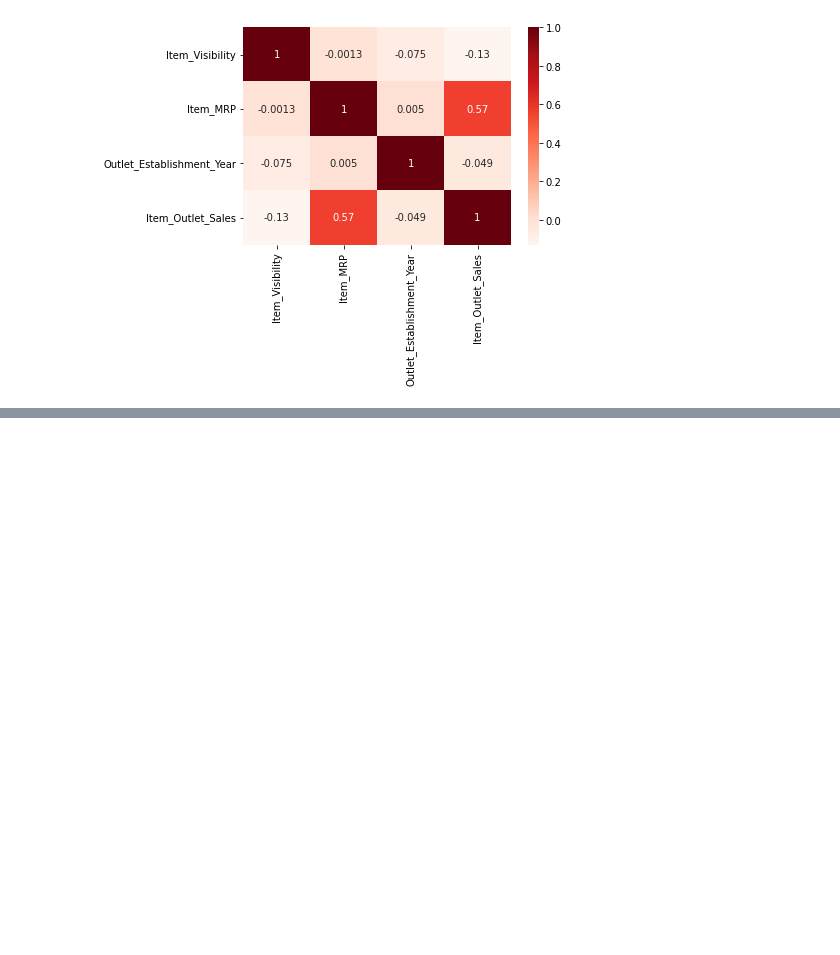
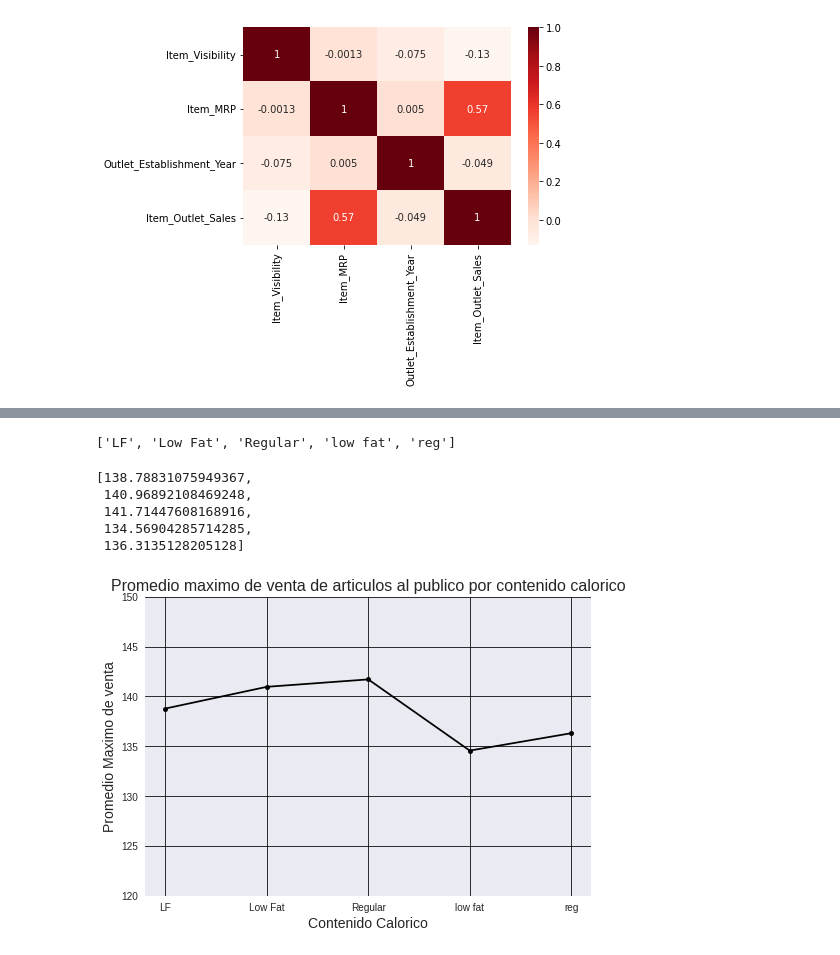
Before and after one commit to SamuelCdna/-predicciones-de-ventas-alimenticias-, a Jupyter notebook: predicciones_de_ventas_alimenticias.ipynb, the cells around one changed output, grey strips where cells are left out. Saved outputs shown, nothing was run; the diff lists cells and outputs as text; code cells hidden in the pictures; blank space fills up the shorter version.

```diff
--- a/predicciones_de_ventas_alimenticias.ipynb
+++ b/predicciones_de_ventas_alimenticias.ipynb
@@ -215,0 +230,3 @@ sns.heatmap(corr, cmap = 'Reds', annot = True);
+# %%
+itemcontentMrp = df.groupby('Item_Fat_Content')['Item_MRP'].nunique()# get number of olympians per year
+itemcontentMrp
@@ -215,0 +241,3 @@ sns.heatmap(corr, cmap = 'Reds', annot = True);
+# %%
+itemcontentMrp2 = df.groupby('Item_Fat_Content')['Item_MRP'].mean()# get number of olympians per year
+itemcontentMrp2
@@ -215,0 +252,24 @@ sns.heatmap(corr, cmap = 'Reds', annot = True);
+# %%
+itemcontent = list(itemcontentMrp.index)
+itemcontent
+# %% [output]
+['LF', 'Low Fat', 'Regular', 'low fat', 'reg']
+# %%
+itemcontentN = list(itemcontentMrp2.values)
+itemcontentN
+# %% [output]
+[138.78831075949367,
+ 140.96892108469248,
+ 141.71447608168916,
+ 134.56904285714285,
+ 136.3135128205128]
+# %%
+plt.style.use('seaborn')
+plt.plot(itemcontent,itemcontentN, c= 'k',marker = '.', markersize = 10);
+plt.title('Promedio maximo de venta de articulos al publico por contenido calorico', fontsize = 16);
+plt.ylabel('Promedio Maximo de venta' ,fontsize = 14 );
+plt.xlabel('Contenido Calorico' ,fontsize = 14 );
+plt.ylim(bottom=120,top=150)
+plt.grid(c = 'k', alpha = .8,linestyle = '-')
+# %% [output]
+[figure, added]
```
Also changed, not shown: parts of 6 cells of this notebook.
